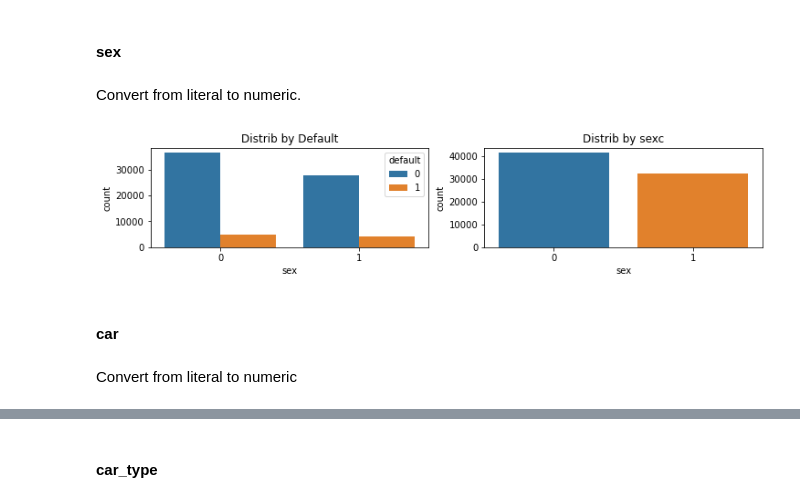
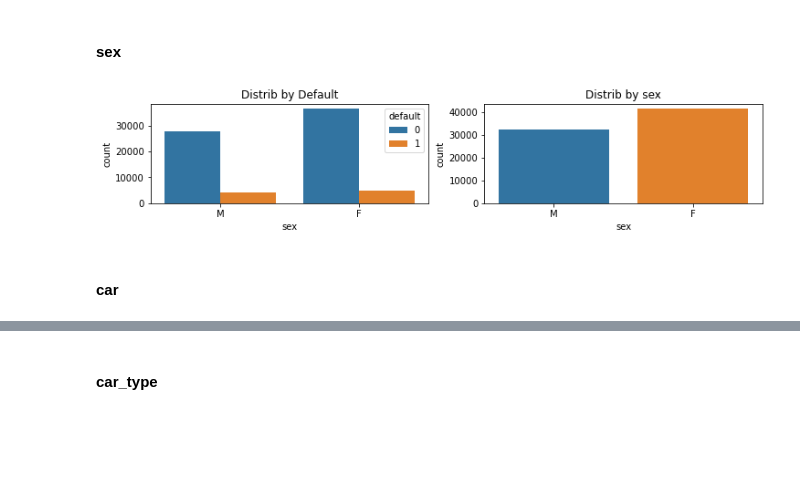
Before and after one commit to MichaelDockers/skillfactory_rds, a Jupyter notebook: module_5/Scoring_Project_Module_5.ipynb, the cells around one changed output, grey strips where cells are left out. Drawn from its saved outputs; the diff is of its cells as text; code cells hidden in the pictures; blank space fills up the shorter version.

```diff
--- a/module_5/Scoring_Project_Module_5.ipynb
+++ b/module_5/Scoring_Project_Module_5.ipynb
@@ -456,11 +489,11 @@ data[data['sample'] == 1]['bki_request_cnt'].value_counts()
 Name: bki_request_cnt, dtype: int64
 # %%
 mask1 = (data['bki_request_cnt'] > 18)
-mask2 = (data['bki_request_cnt'].between(15, 18, inclusive=True))
-mask3 = (data['bki_request_cnt'].between(12, 14, inclusive=True))
-mask4 = (data['bki_request_cnt'].between(9, 11, inclusive=True))
-mask5 = (data['bki_request_cnt'].between(6, 8, inclusive=True))
-mask6 = (data['bki_request_cnt'].between(4, 5, inclusive=True))
+mask2 = (data['bki_request_cnt'].between(15, 18, inclusive='both'))
+mask3 = (data['bki_request_cnt'].between(12, 14, inclusive='both'))
+mask4 = (data['bki_request_cnt'].between(9, 11, inclusive='both'))
+mask5 = (data['bki_request_cnt'].between(6, 8, inclusive='both'))
+mask6 = (data['bki_request_cnt'].between(4, 5, inclusive='both'))
 
 data.loc[mask6, 'bki_request_cnt'] = 4
 data.loc[mask5, 'bki_request_cnt'] = 5
@@ -539,18 +564,9 @@ pl.fig.set_figheight(5)
 ### Binary columns
 # %% [markdown]
 #### sex
-# %% [markdown]
-Convert from literal to numeric.
-# %%
-data['sex'] = (data['sex'] == 'M').astype('int32')
-# %%
-fig, ax = plt.subplots(1, 2, figsize=(12, 2))
-sns.countplot(data=data[(data['sample'] == 1)], x='sex', hue='default', ax=ax[0]).set_title('Distrib by Default')
-sns.countplot(data=data[(data['sample'] == 1)], x='sex', ax=ax[1]).set_title('Distrib by sex')
-plt.show()
-# %% [output]
-[figure, removed]
+# %%
+display_countplot_sep_by_def(data, 'sex')
+# %% [output]
+[figure, added]
 # %% [markdown]
 #### car
-# %% [markdown]
-Convert from literal to numeric
```
Also changed, not shown: parts of 97 cells of this notebook.
